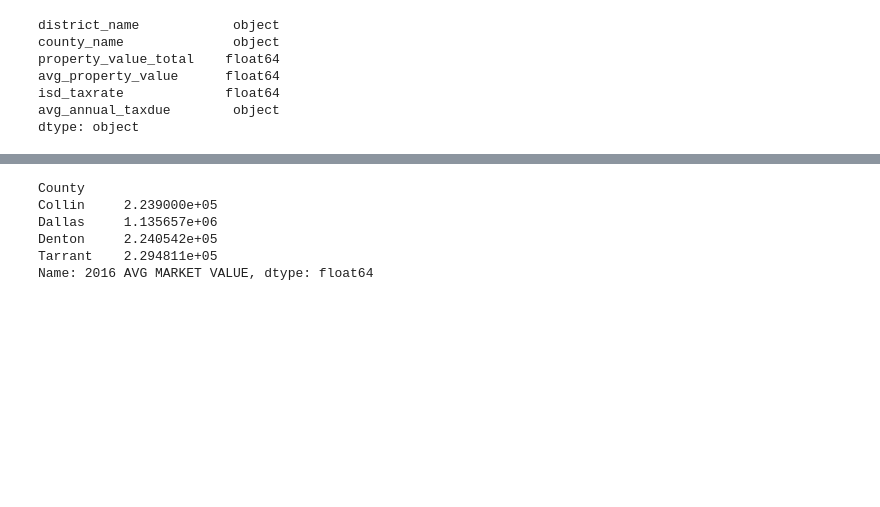
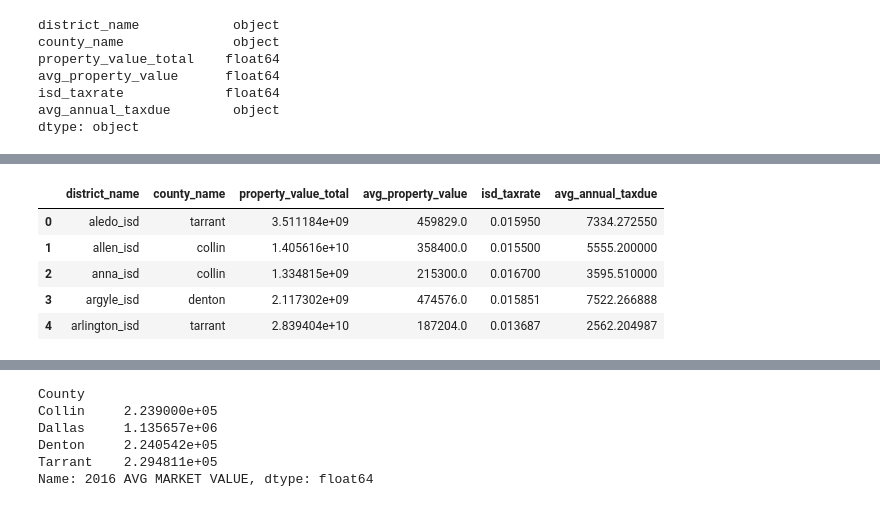
Before and after one commit to rimpi1612/DFW-Real-Estate-and-ISD-s, a Jupyter notebook: ISD_Base_House_Price_Analysis.ipynb, the cells around one changed output, grey strips where cells are left out. Cells and saved outputs as stored; diff of their text form; code cells hidden in the pictures; blank space fills up the shorter version.

```diff
--- a/ISD_Base_House_Price_Analysis.ipynb
+++ b/ISD_Base_House_Price_Analysis.ipynb
@@ -193,7 +268,7 @@ dtype: object
 # %%
 isd_2018_df =  isd_data[['district_name','county_name','2018_property_value_total', '2018_avg_property_value','2018_isd_taxrate', '2018_avg_annual_taxdue']]
 # %%
-isd_2018_df = isd_2016_df.rename(columns = {
+isd_2018_df = isd_2018_df.rename(columns = {
     "2018_property_value_total": "property_value_total",
     "2018_avg_property_value": "avg_property_value",
     "2018_isd_taxrate":"isd_taxrate",
@@ -202,3 +287,12 @@ isd_2018_df = isd_2016_df.rename(columns = {
+# %%
+isd_2018_df.head()
+# %% [output]
+|  | district_name | county_name | property_value_total | avg_property_value | isd_taxrate | avg_annual_taxdue |
+| 0 | aledo_isd | tarrant | 3.511184e+09 | 459829.0 | 0.015950 | 7334.272550 |
+| 1 | allen_isd | collin | 1.405616e+10 | 358400.0 | 0.015500 | 5555.200000 |
+| 2 | anna_isd | collin | 1.334815e+09 | 215300.0 | 0.016700 | 3595.510000 |
+| 3 | argyle_isd | denton | 2.117302e+09 | 474576.0 | 0.015851 | 7522.266888 |
+| 4 | arlington_isd | tarrant | 2.839404e+10 | 187204.0 | 0.013687 | 2562.204987 |
 # %%
 isd_2019_df =  isd_data[['district_name','county_name','2019_property_value_total', '2019_avg_property_value','2019_isd_taxrate', '2019_avg_annual_taxdue']]
 # %%
```
Also changed, not shown: parts of 51 cells of this notebook.
